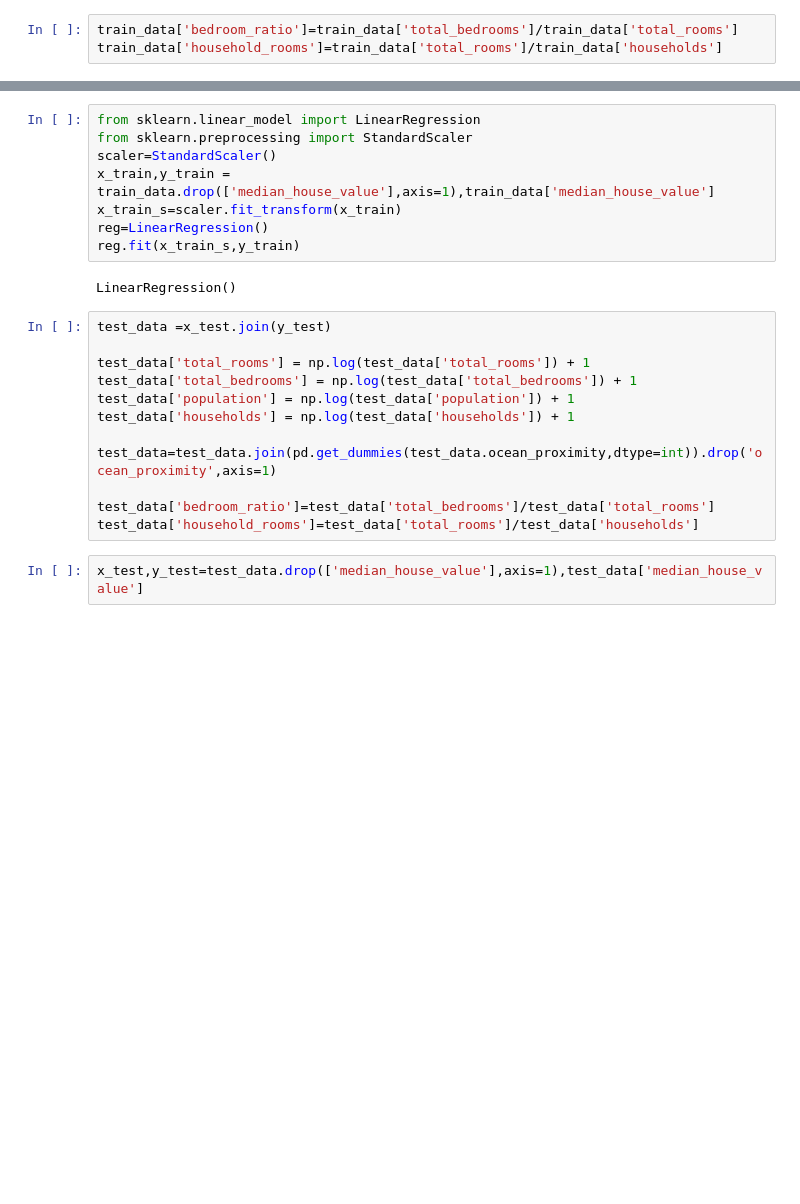
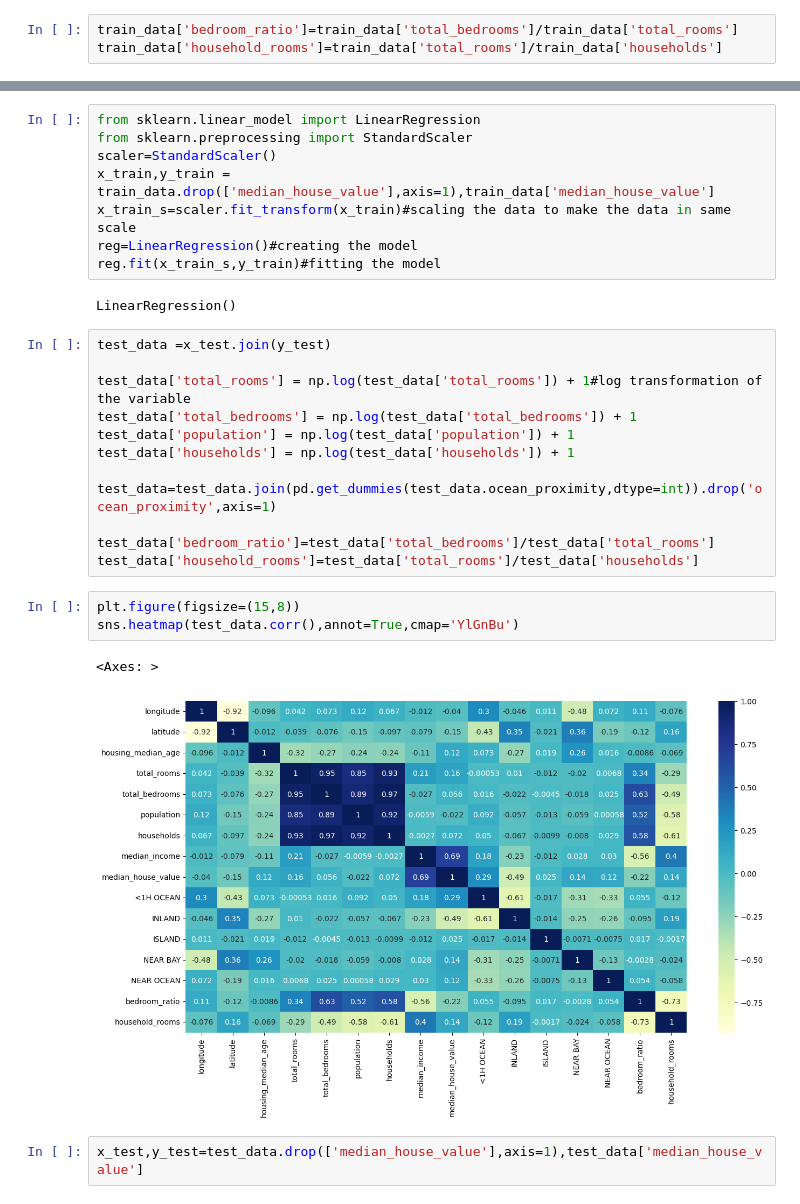
Before and after one commit to Harsh-Sriv/House-Price-Prediction, a Jupyter notebook: pricing.ipynb, the cells around one changed output, grey strips where cells are left out. Cells and saved outputs as stored; diff of their text form; blank space fills up the shorter version.

```diff
--- a/pricing.ipynb
+++ b/pricing.ipynb
@@ -219,15 +237,15 @@ from sklearn.linear_model import LinearRegression
 from sklearn.preprocessing import StandardScaler
 scaler=StandardScaler()
 x_train,y_train = train_data.drop(['median_house_value'],axis=1),train_data['median_house_value']
-x_train_s=scaler.fit_transform(x_train)
-reg=LinearRegression()
-reg.fit(x_train_s,y_train)
+x_train_s=scaler.fit_transform(x_train)#scaling the data to make the data in same scale
+reg=LinearRegression()#creating the model
+reg.fit(x_train_s,y_train)#fitting the model
 # %% [output]
 LinearRegression()
 # %%
 test_data =x_test.join(y_test)
 
-test_data['total_rooms'] = np.log(test_data['total_rooms']) + 1
+test_data['total_rooms'] = np.log(test_data['total_rooms']) + 1#log transformation of the variable
 test_data['total_bedrooms'] = np.log(test_data['total_bedrooms']) + 1
 test_data['population'] = np.log(test_data['population']) + 1
 test_data['households'] = np.log(test_data['households']) + 1
@@ -236,6 +254,12 @@ test_data=test_data.join(pd.get_dummies(test_data.ocean_proximity,dtype=int)).dr
 
 test_data['bedroom_ratio']=test_data['total_bedrooms']/test_data['total_rooms']
 test_data['household_rooms']=test_data['total_rooms']/test_data['households']
+# %%
+plt.figure(figsize=(15,8))
+sns.heatmap(test_data.corr(),annot=True,cmap='YlGnBu')
+# %% [output]
+<Axes: >
+[figure, added]
 # %%
 x_test,y_test=test_data.drop(['median_house_value'],axis=1),test_data['median_house_value']
 # %%
```
Also changed, not shown: parts of 17 cells of this notebook.
